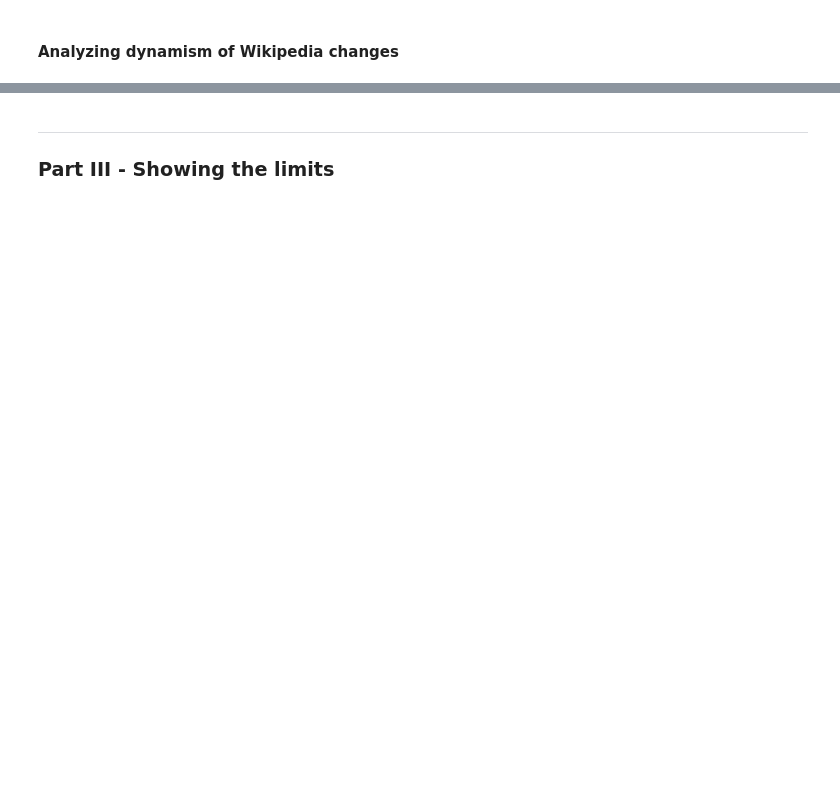
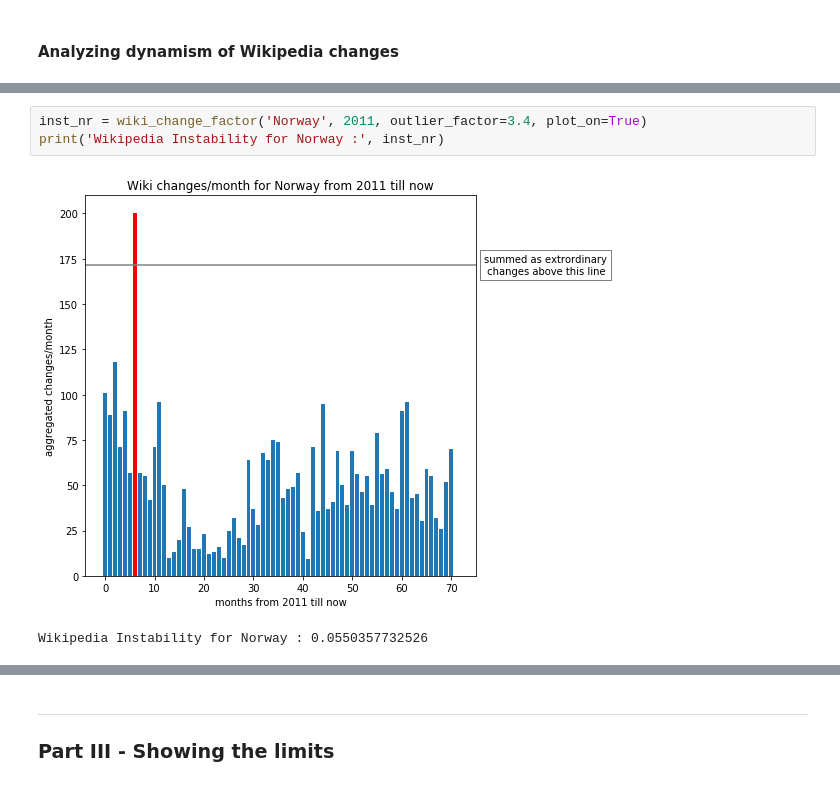
Before and after one commit to Amaumaury/ada-2017, a Jupyter notebook: project/Milestone2.ipynb, the cells around one changed output, grey strips where cells are left out. Saved outputs shown, nothing was run; the diff lists cells and outputs as text; blank space fills up the shorter version.

```diff
--- a/project/Milestone2.ipynb
+++ b/project/Milestone2.ipynb
@@ -133,0 +132,6 @@ By plotting these values for different countries in Europe , we could plot a Map
+# %%
+inst_nr = wiki_change_factor('Norway', 2011, outlier_factor=3.4, plot_on=True)
+print('Wikipedia Instability for Norway :', inst_nr)
+# %% [output]
+[figure, added]
+Wikipedia Instability for Norway : 0.0550357732526
```
Also changed, not shown: parts of 14 cells of this notebook, 2 other files.
